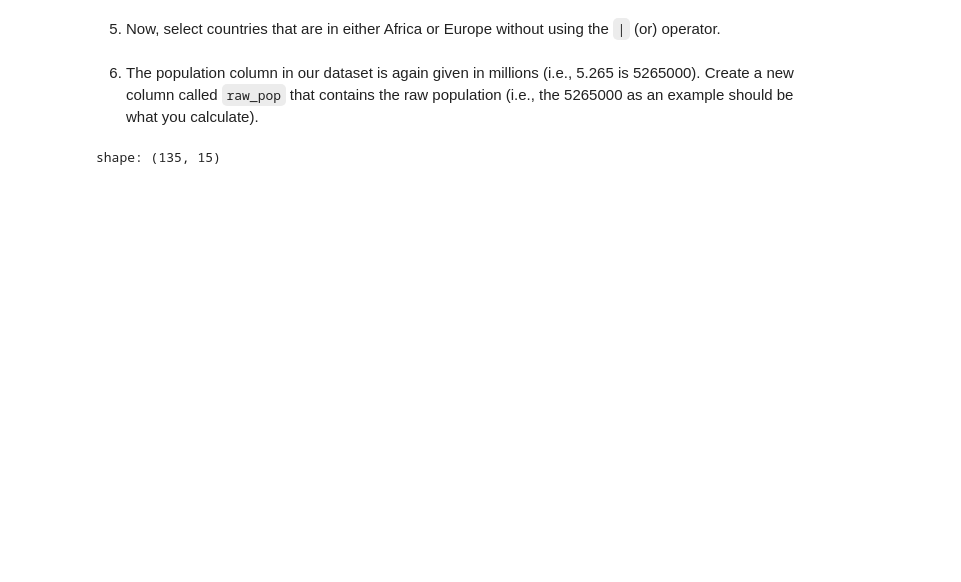
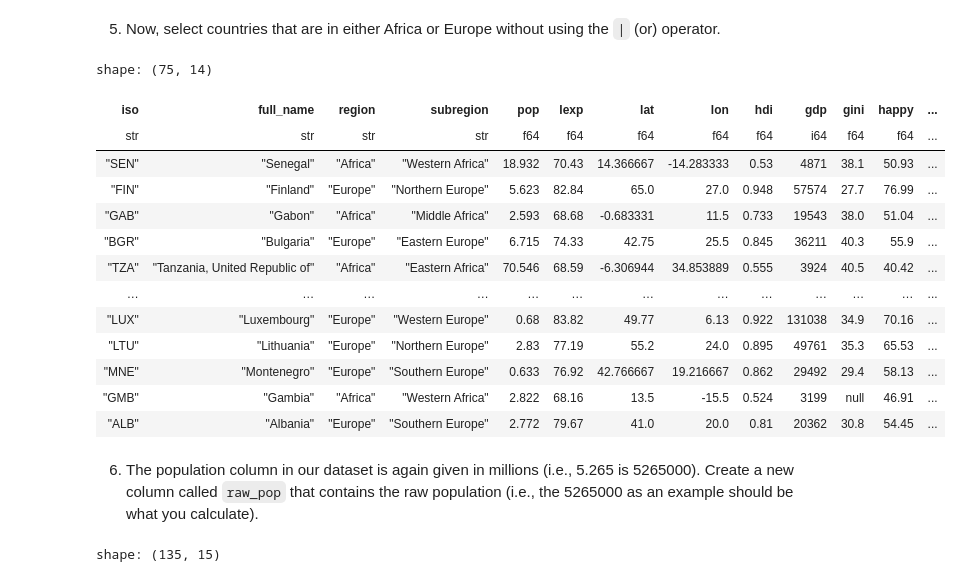
Before and after one commit to tettehdaniel/python-labs, a Jupyter notebook: Notebooks/Notebook04_DataManipulation2_SV.ipynb, the cells around one changed output. Drawn from its saved outputs; the diff is of its cells as text; code cells hidden in the pictures; blank space fills up the shorter version.

```diff
--- a/Notebooks/Notebook04_DataManipulation2_SV.ipynb
+++ b/Notebooks/Notebook04_DataManipulation2_SV.ipynb
@@ -93,5 +153,25 @@ shape: (135, 14)
 # %% [markdown]
 5. Now, select countries that are in either Africa or Europe without using the `|` (or) operator.
+# %%
+(
+    dat
+    .filter((c.region == "Africa") | (c.region == "Europe"))
+)
+# %% [output]
+shape: (75, 14)
+| iso | full_name | region | subregion | pop | lexp | lat | lon | hdi | gdp | gini | happy | ... |
+| str | str | str | str | f64 | f64 | f64 | f64 | f64 | i64 | f64 | f64 | ... |
+| "SEN" | "Senegal" | "Africa" | "Western Africa" | 18.932 | 70.43 | 14.366667 | -14.283333 | 0.53 | 4871 | 38.1 | 50.93 | ... |
+| "FIN" | "Finland" | "Europe" | "Northern Europe" | 5.623 | 82.84 | 65.0 | 27.0 | 0.948 | 57574 | 27.7 | 76.99 | ... |
+| "GAB" | "Gabon" | "Africa" | "Middle Africa" | 2.593 | 68.68 | -0.683331 | 11.5 | 0.733 | 19543 | 38.0 | 51.04 | ... |
+| "BGR" | "Bulgaria" | "Europe" | "Eastern Europe" | 6.715 | 74.33 | 42.75 | 25.5 | 0.845 | 36211 | 40.3 | 55.9 | ... |
+| "TZA" | "Tanzania, United Republic of" | "Africa" | "Eastern Africa" | 70.546 | 68.59 | -6.306944 | 34.853889 | 0.555 | 3924 | 40.5 | 40.42 | ... |
+| … | … | … | … | … | … | … | … | … | … | … | … | ... |
+| "LUX" | "Luxembourg" | "Europe" | "Western Europe" | 0.68 | 83.82 | 49.77 | 6.13 | 0.922 | 131038 | 34.9 | 70.16 | ... |
+| "LTU" | "Lithuania" | "Europe" | "Northern Europe" | 2.83 | 77.19 | 55.2 | 24.0 | 0.895 | 49761 | 35.3 | 65.53 | ... |
+| "MNE" | "Montenegro" | "Europe" | "Southern Europe" | 0.633 | 76.92 | 42.766667 | 19.216667 | 0.862 | 29492 | 29.4 | 58.13 | ... |
+| "GMB" | "Gambia" | "Africa" | "Western Africa" | 2.822 | 68.16 | 13.5 | -15.5 | 0.524 | 3199 | null | 46.91 | ... |
+| "ALB" | "Albania" | "Europe" | "Southern Europe" | 2.772 | 79.67 | 41.0 | 20.0 | 0.81 | 20362 | 30.8 | 54.45 | ... |
 # %% [markdown]
 6. The population column in our dataset is again given in millions (i.e., 5.265 is 5265000). Create a new column called `raw_pop` that contains the raw population (i.e., the 5265000 as an example should be what you calculate).
 # %%
```
Also changed, not shown: parts of 7 cells of this notebook.
